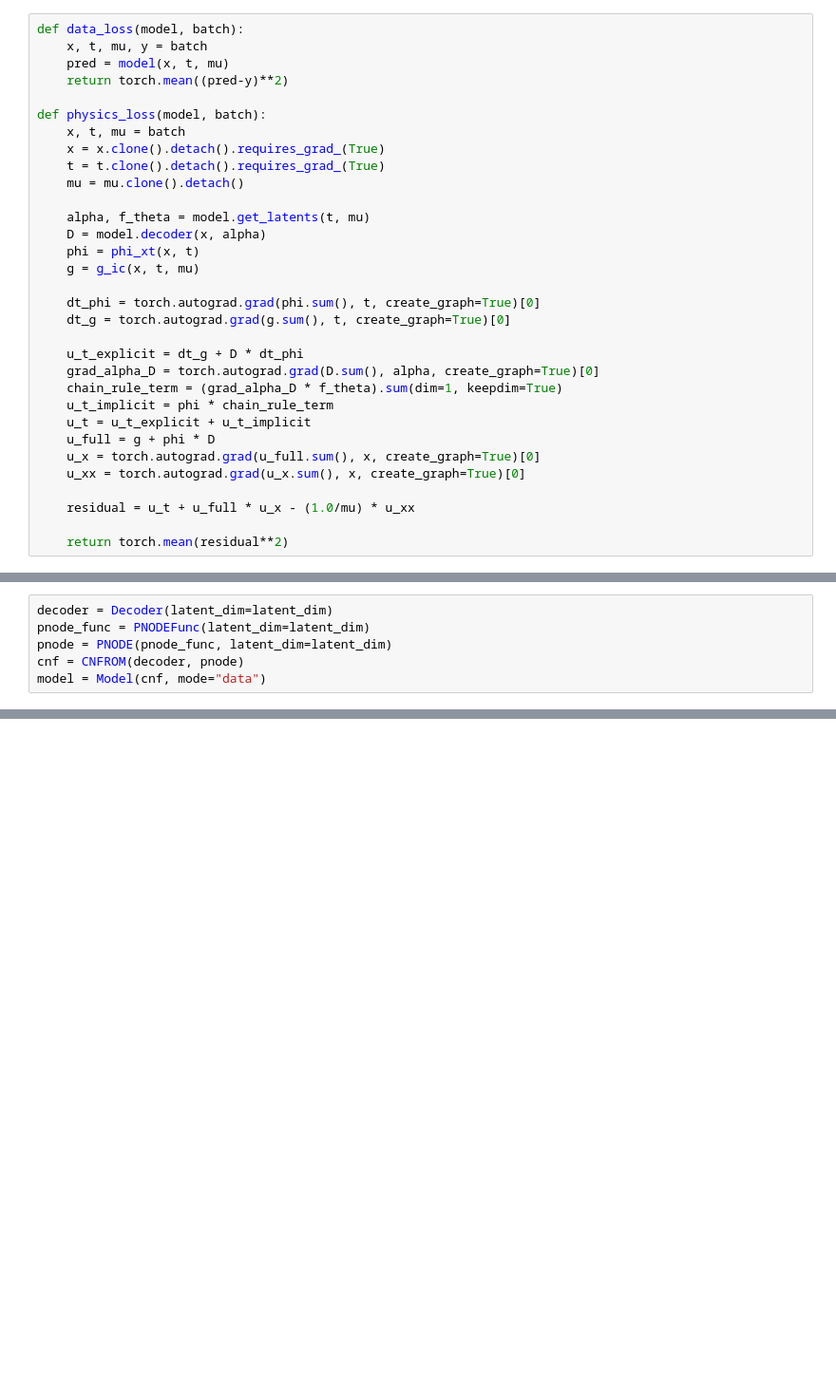
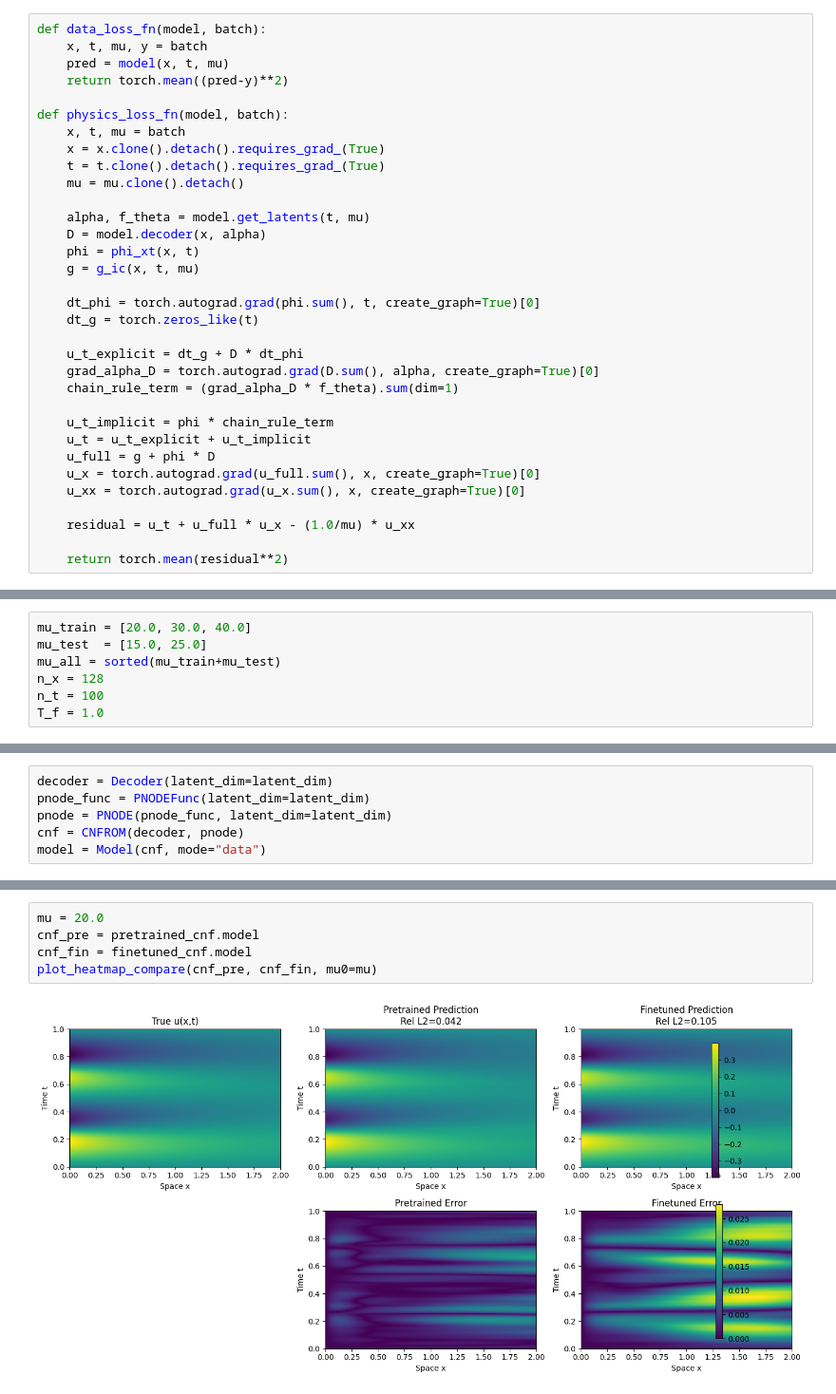
Before and after one commit to KendraGivens/Learning_Value_Function_Manifold, a Jupyter notebook: notebooks/data_gen.ipynb, the cells around one changed output, grey strips where cells are left out. Shown at 95% size. Cells and saved outputs as stored; diff of their text form; blank space fills up the shorter version.

```diff
--- a/notebooks/data_gen.ipynb
+++ b/notebooks/data_gen.ipynb
@@ -187,12 +175,12 @@ def g_ic(x, t, mu):
 def u_constrained(decoder, x, t, alpha, mu):
     return g_ic(x, t, mu) + phi_xt(x, t) * decoder(x, alpha)
 # %%
-def data_loss(model, batch):
+def data_loss_fn(model, batch):
     x, t, mu, y = batch
     pred = model(x, t, mu)
     return torch.mean((pred-y)**2)
 
-def physics_loss(model, batch):
+def physics_loss_fn(model, batch):
     x, t, mu = batch
     x = x.clone().detach().requires_grad_(True)
     t = t.clone().detach().requires_grad_(True)
@@ -204,11 +192,12 @@ def physics_loss(model, batch):
     g = g_ic(x, t, mu)
 
     dt_phi = torch.autograd.grad(phi.sum(), t, create_graph=True)[0]
-    dt_g = torch.autograd.grad(g.sum(), t, create_graph=True)[0]
+    dt_g = torch.zeros_like(t)
 
     u_t_explicit = dt_g + D * dt_phi
     grad_alpha_D = torch.autograd.grad(D.sum(), alpha, create_graph=True)[0]
-    chain_rule_term = (grad_alpha_D * f_theta).sum(dim=1, keepdim=True)
+    chain_rule_term = (grad_alpha_D * f_theta).sum(dim=1)
+
     u_t_implicit = phi * chain_rule_term
     u_t = u_t_explicit + u_t_implicit
     u_full = g + phi * D
@@ -275,0 +282,7 @@ class Model(L.LightningModule):
+# %%
+mu_train = [20.0, 30.0, 40.0]
+mu_test  = [15.0, 25.0]
+mu_all = sorted(mu_train+mu_test)
+n_x = 128
+n_t = 100
+T_f = 1.0
@@ -294,0 +429,7 @@ physics_trainer.fit(model, physics_train_loader)
+# %%
+mu = 20.0
+cnf_pre = pretrained_cnf.model
+cnf_fin = finetuned_cnf.model
+plot_heatmap_compare(cnf_pre, cnf_fin, mu0=mu)
+# %% [output]
+[figure, added]
```
Also changed, not shown: parts of 17 cells of this notebook.
